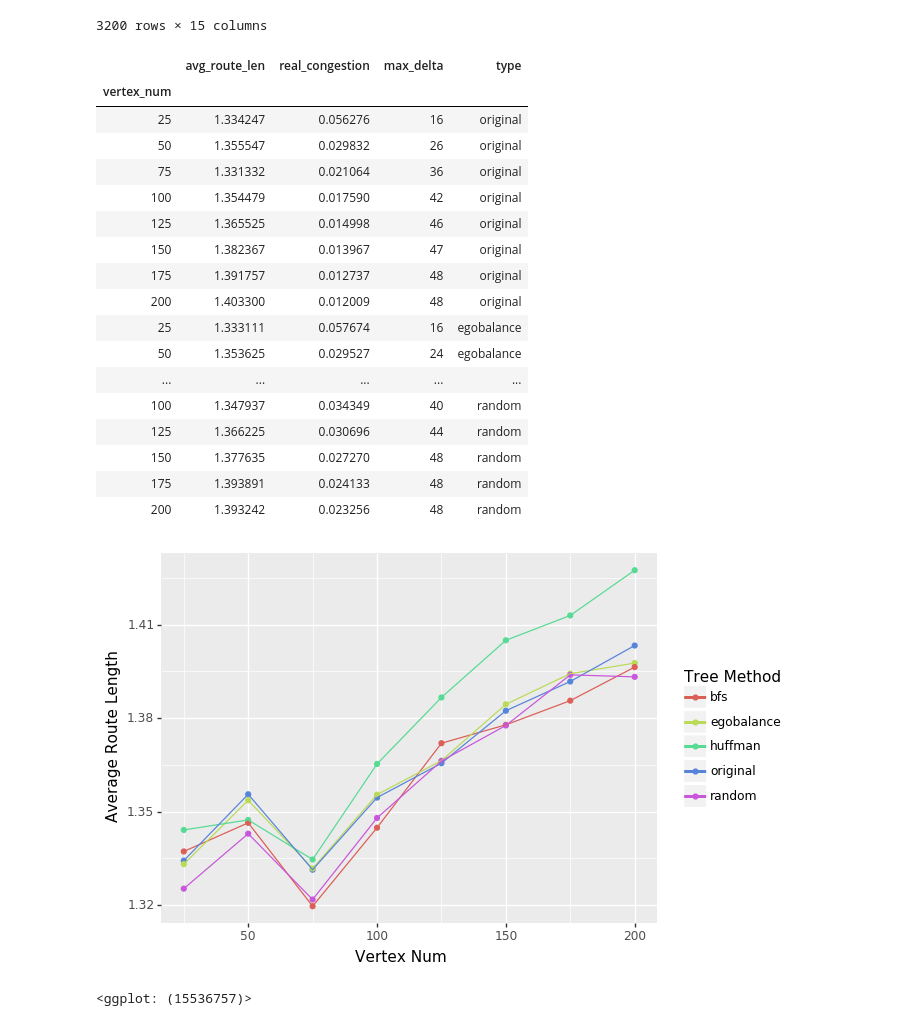
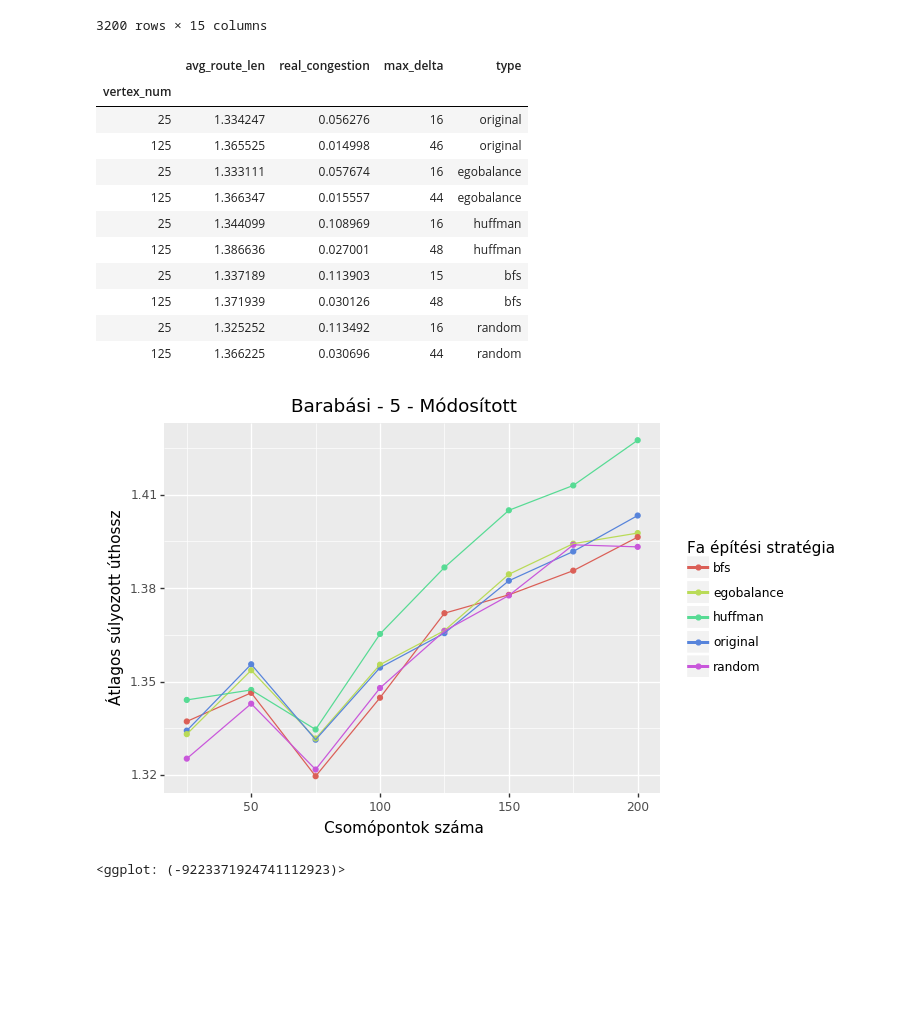
Before and after one commit to wahur666/DAN-Demo, a Jupyter notebook: src/Result analisys.ipynb, the cells around one changed output. Saved outputs shown, nothing was run; the diff lists cells and outputs as text; code cells hidden in the pictures; blank space fills up the shorter version.

```diff
--- a/src/Result analisys.ipynb
+++ b/src/Result analisys.ipynb
@@ -42,33 +42,29 @@ for t in gdf5['type'].unique():
     z['type'] = t
     dta = dta.append(z)
 # %%
-dta
+dta[::4]
 # %% [output]
 |  | avg_route_len | real_congestion | max_delta | type |
 | vertex_num |  |  |  |  |
 | 25 | 1.334247 | 0.056276 | 16 | original |
-| 50 | 1.355547 | 0.029832 | 26 | original |
-| 75 | 1.331332 | 0.021064 | 36 | original |
-| 100 | 1.354479 | 0.017590 | 42 | original |
 | 125 | 1.365525 | 0.014998 | 46 | original |
-| 150 | 1.382367 | 0.013967 | 47 | original |
-| 175 | 1.391757 | 0.012737 | 48 | original |
-| 200 | 1.403300 | 0.012009 | 48 | original |
 | 25 | 1.333111 | 0.057674 | 16 | egobalance |
-| 50 | 1.353625 | 0.029527 | 24 | egobalance |
-| ... | ... | ... | ... | ... |
-| 100 | 1.347937 | 0.034349 | 40 | random |
+| 125 | 1.366347 | 0.015557 | 44 | egobalance |
+| 25 | 1.344099 | 0.108969 | 16 | huffman |
+| 125 | 1.386636 | 0.027001 | 48 | huffman |
+| 25 | 1.337189 | 0.113903 | 15 | bfs |
+| 125 | 1.371939 | 0.030126 | 48 | bfs |
+| 25 | 1.325252 | 0.113492 | 16 | random |
 | 125 | 1.366225 | 0.030696 | 44 | random |
-| 150 | 1.377635 | 0.027270 | 48 | random |
-| 175 | 1.393891 | 0.024133 | 48 | random |
-| 200 | 1.393242 | 0.023256 | 48 | random |
 # %%
-ggplot(dta, aes(x=dta.index, y='avg_route_len', color='type')) \
+ql = ggplot(dta, aes(x=dta.index, y='avg_route_len', color='type')) \
     + geom_point() \
     + geom_line() \
-    + xlab('Vertex Num') \
-    + ylab('Average Route Length') \
-    + labs(color='Tree Method')
+    + xlab('Csomópontok száma') \
+    + ylab('Átlagos súlyozott úthossz') \
+    + labs(color='Fa építési stratégia') \
+    + ggtitle('Barabási - 5 - Módosított')
+ql
 # %% [output]
-[figure, old version]
+[figure, new version]
-<ggplot: (15536757)>
+<ggplot: (-9223371924741112923)>
```
Also changed, not shown: parts of 8 cells of this notebook, 2 other files.
